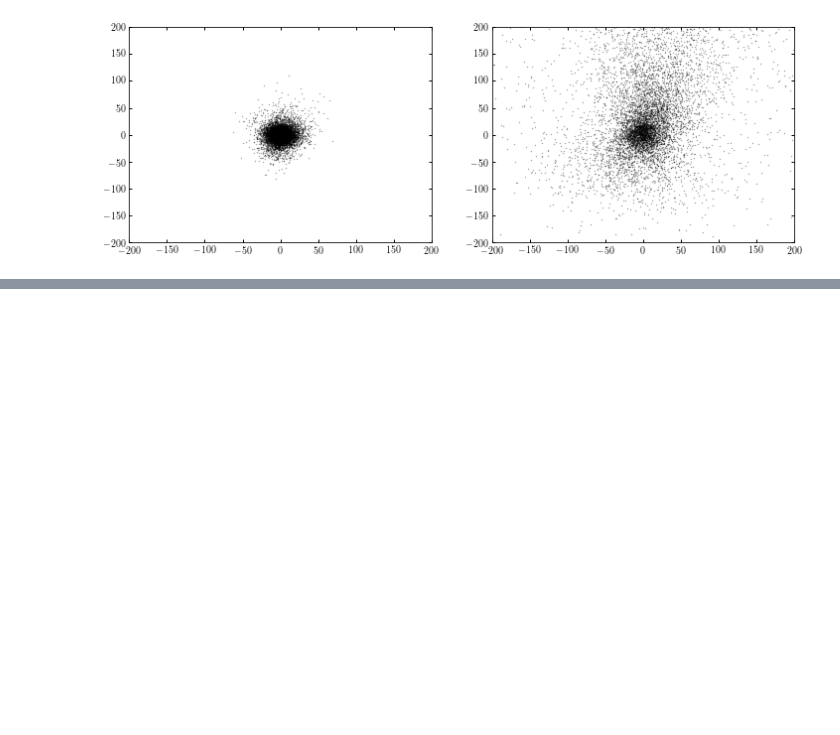
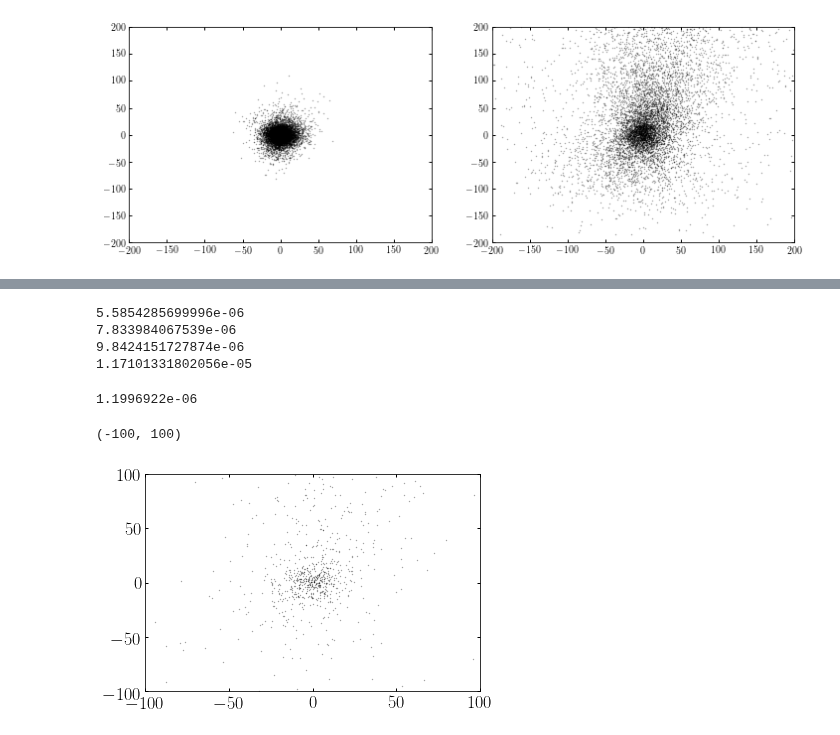
Before and after one commit to jngaravitoc/MW-LMC-SCF, a Jupyter notebook: code/LMC_BFE.ipynb, the cells around one changed output, grey strips where cells are left out. Cells and saved outputs as stored; diff of their text form; code cells hidden in the pictures; blank space fills up the shorter version.

```diff
--- a/code/LMC_BFE.ipynb
+++ b/code/LMC_BFE.ipynb
@@ -349,0 +367,10 @@ print((len(lmc_bound5)/len(lmc_unbound5)))
+# %%
+# 0
+
+pos_lmc_com_all = np.array([pos_lmc[:,0]-xlmc_com,
+                            pos_lmc[:,1]-ylmc_com,
+                            pos_lmc[:,2]-zlmc_com]).T
+
+vel_lmc_com_all = np.array([vel_lmc[:,0]-vxlmc_com,
+                            vel_lmc[:,1]-vylmc_com,
+                            vel_lmc[:,2]-vzlmc_com]).T
@@ -349,0 +441,19 @@ print((len(lmc_bound5)/len(lmc_unbound5)))
+# %%
+lmc_part_bound_lr1 = (len(lmc_bound_all))/1E6*lmc_pmass_all
+lmc_part_bound_lr2 = (len(lmc_bound2_all))/1E6*lmc_pmass_all
+lmc_part_bound_lr3 = (len(lmc_bound3_all))/1E6*lmc_pmass_all
+lmc_part_bound_lr4 = (len(lmc_bound4_all))/1E6*lmc_pmass_all
+
+print(lmc_part_bound_lr1)
+print(lmc_part_bound_lr2)
+print(lmc_part_bound_lr3)
+print(lmc_part_bound_lr4)
+# %% [output]
+5.5854285699996e-06
+7.833984067539e-06
+9.8424151727874e-06
+1.17101331802056e-05
+# %%
+lmc_pmass_all
+# %% [output]
+1.1996922e-06
@@ -349,0 +478,9 @@ print((len(lmc_bound5)/len(lmc_unbound5)))
+# %%
+random_plot = np.random.randint(0, 1E6, 10000)
+# %%
+scatter(pos_lmc_com_all[random_plot,0], pos_lmc_com_all[random_plot,1], c='k', s=0.1, alpha=0.5)
+xlim(-100, 100)
+ylim(-100, 100)
+# %% [output]
+(-100, 100)
+[figure, added]
```
Also changed, not shown: parts of 27 cells of this notebook.
